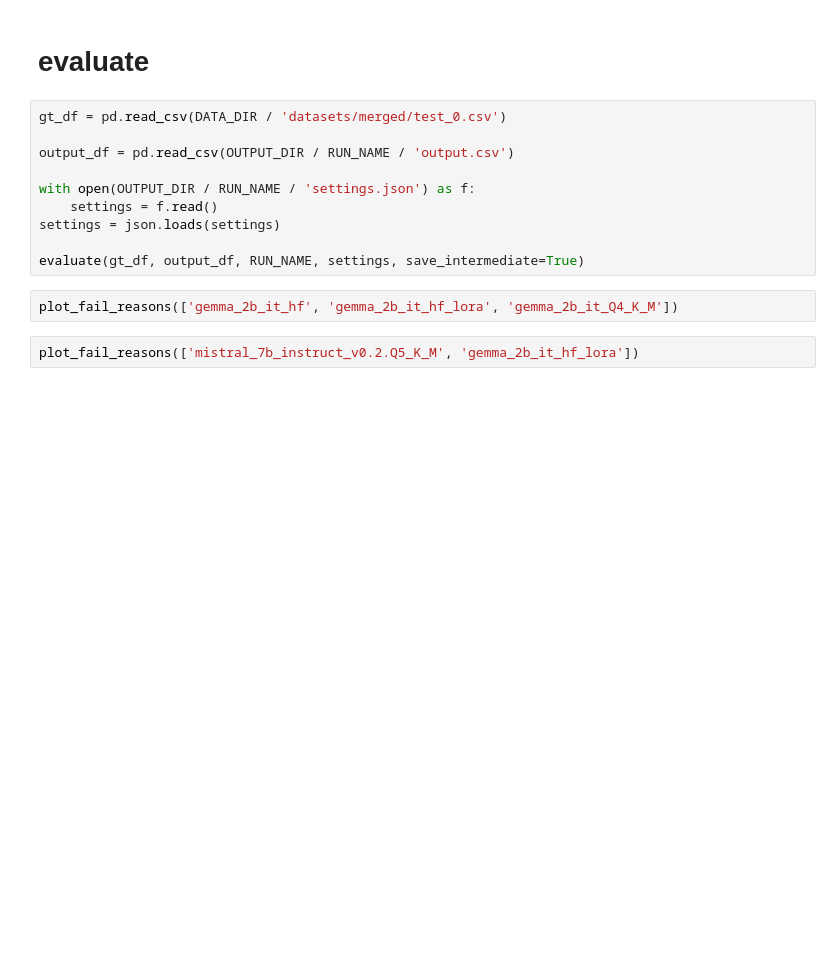
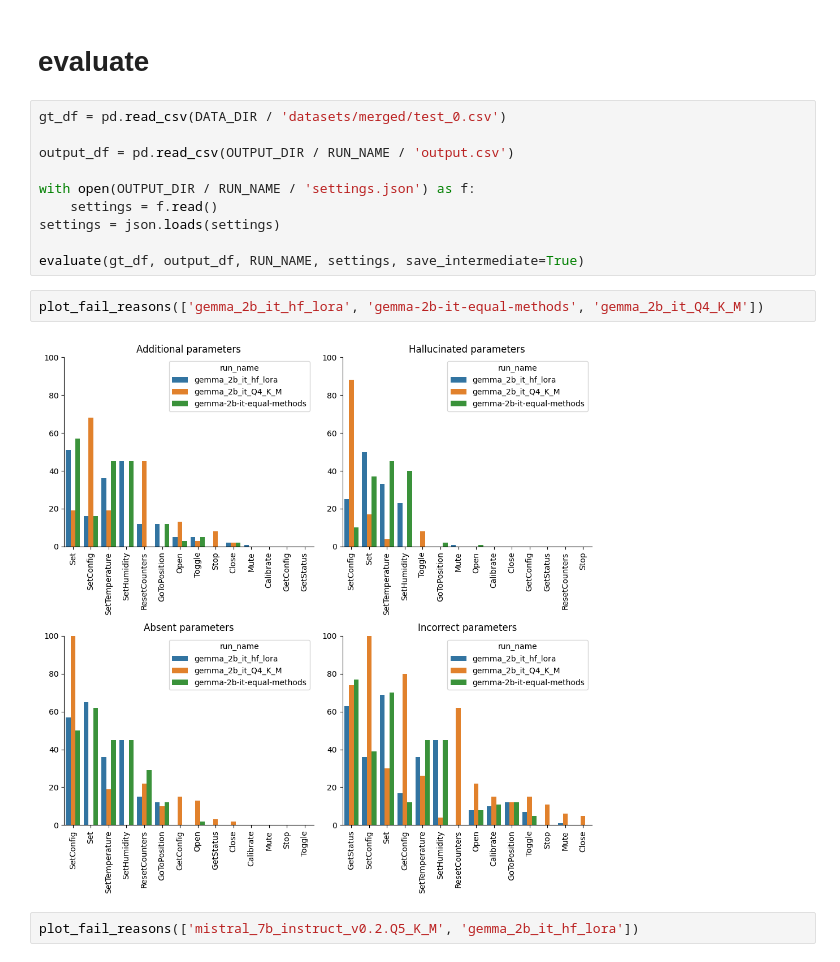
Before and after one commit to viktorpovazhuk/home_assistant_llm, a Jupyter notebook: validation.ipynb, the cells around one changed output. Drawn from its saved outputs; the diff is of its cells as text; blank space fills up the shorter version.

Commit message:
Some comparisons and plots

```diff
--- a/validation.ipynb
+++ b/validation.ipynb
@@ -585,7 +585,9 @@ settings = json.loads(settings)
 
 evaluate(gt_df, output_df, RUN_NAME, settings, save_intermediate=True)
 # %%
-plot_fail_reasons(['gemma_2b_it_hf', 'gemma_2b_it_hf_lora', 'gemma_2b_it_Q4_K_M'])
+plot_fail_reasons(['gemma_2b_it_hf_lora', 'gemma-2b-it-equal-methods', 'gemma_2b_it_Q4_K_M'])
+# %% [output]
+[figure, added]
 # %%
 plot_fail_reasons(['mistral_7b_instruct_v0.2.Q5_K_M', 'gemma_2b_it_hf_lora'])
 # %%
```
Also changed, not shown: parts of 1 cell of this notebook.
